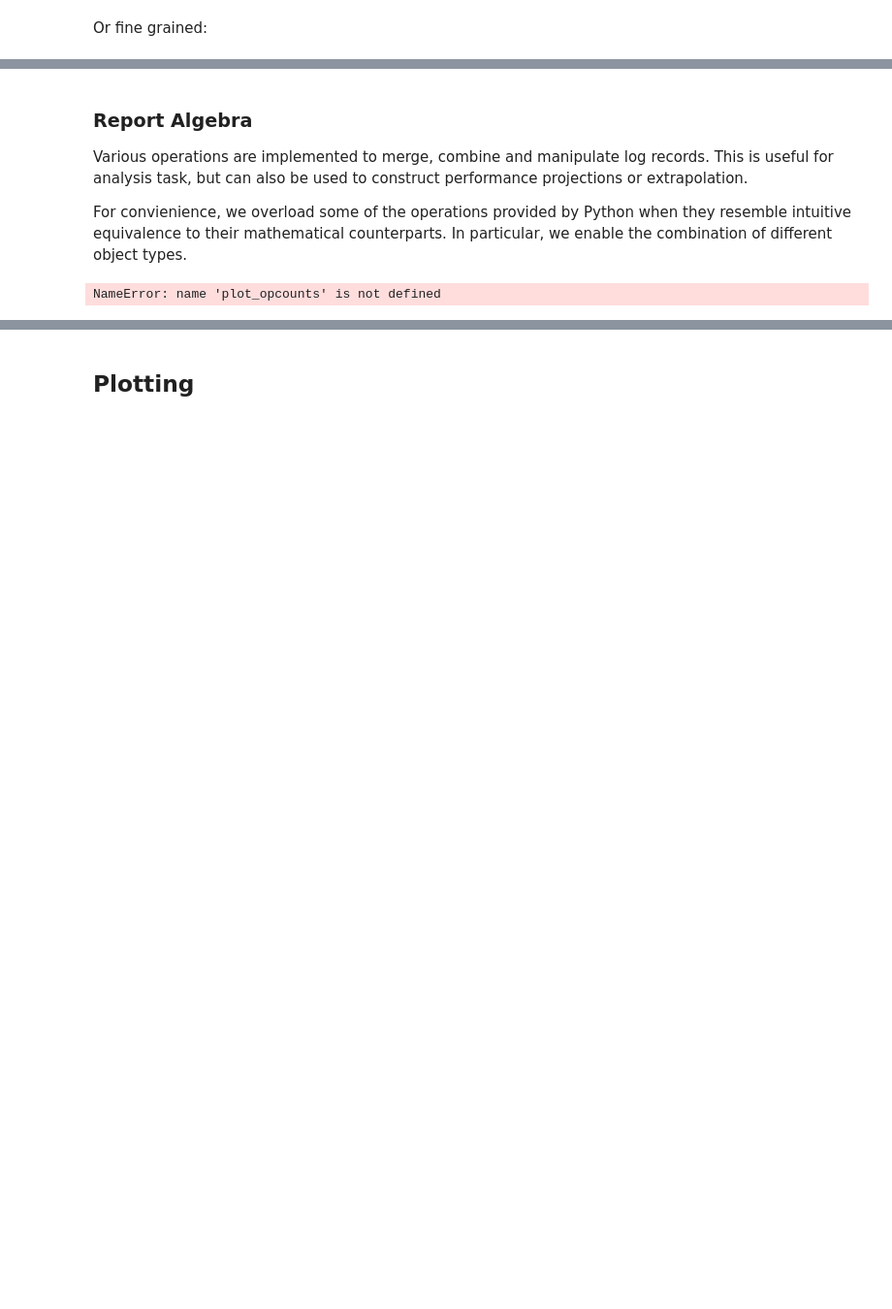
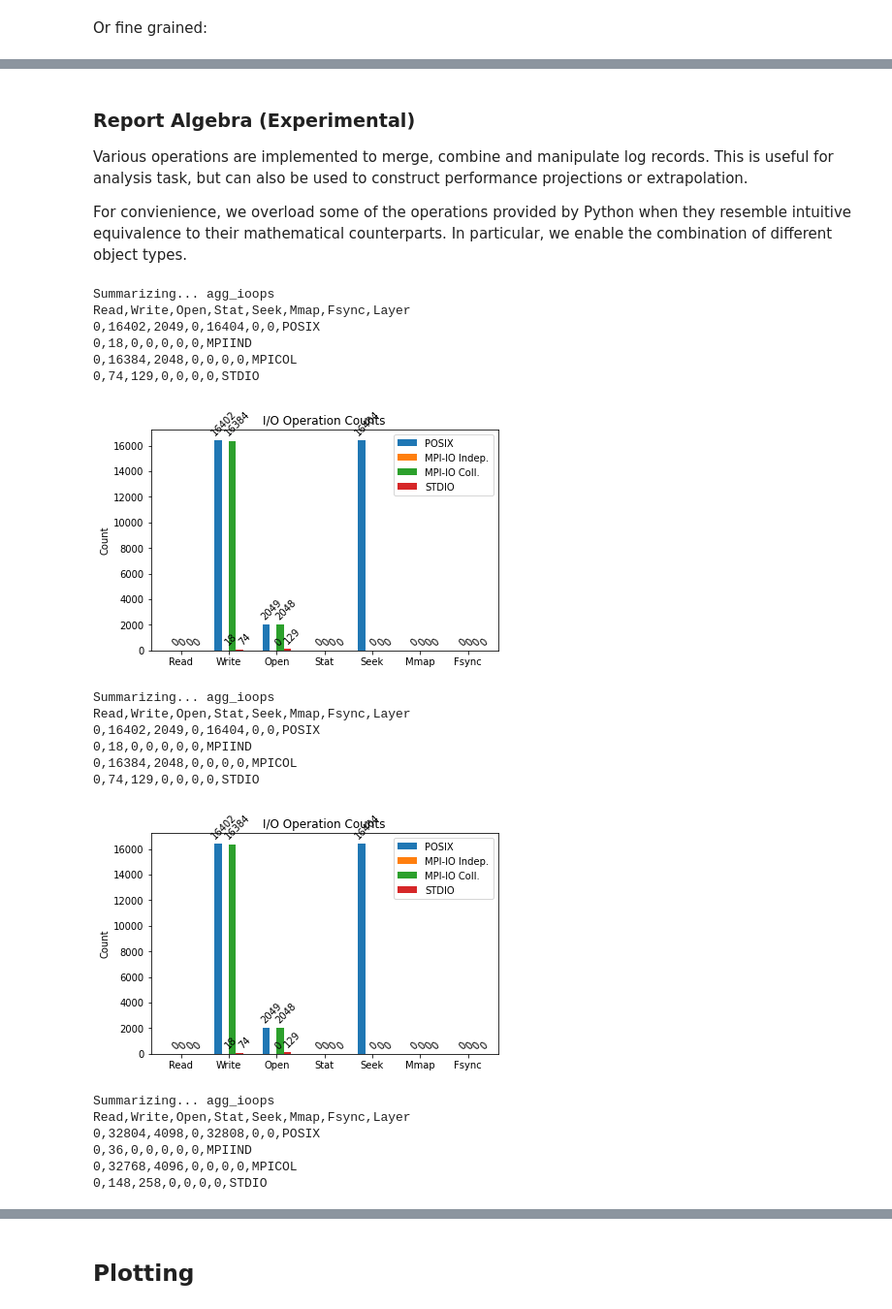
Before and after one commit to darshan-hpc/darshan, a Jupyter notebook: darshan-util/pydarshan/examples/01_darshan-introduction.ipynb, the cells around one changed output, grey strips where cells are left out. Shown at 97% size. Saved outputs shown, nothing was run; the diff lists cells and outputs as text; code cells hidden in the pictures; blank space fills up the shorter version.

```diff
--- a/darshan-util/pydarshan/examples/01_darshan-introduction.ipynb
+++ b/darshan-util/pydarshan/examples/01_darshan-introduction.ipynb
@@ -260,14 +245,39 @@ report.agg_ioops()               # to create the combined operation type summary
 # %% [markdown]
-### Report Algebra
+### Report Algebra (Experimental)
 
 Various operations are implemented to merge, combine and manipulate log records. This is useful for analysis task, but can also be used to construct performance projections or extrapolation.
 
 For convienience, we overload some of the operations provided by Python when they resemble intuitive equivalence to their mathematical counterparts. In particular, we enable the combination of different object types.
 # %%
 # merging records
+from darshan.experimental.plots.matplotlib import plot_access_histogram
+from darshan.experimental.plots.matplotlib import plot_opcounts
+
 r1 = darshan.DarshanReport("example.darshan", read_all=True)
 r2 = darshan.DarshanReport("example2.darshan", read_all=True)
 rx = r1 + r2
-plot_opcounts(rx)
+
+for r in [r1, r2, rx]:
+    plt = plot_opcounts(r)
+    plt.show()
 # %% [output]
-NameError: name 'plot_opcounts' is not defined
+Summarizing... agg_ioops
+Read,Write,Open,Stat,Seek,Mmap,Fsync,Layer
+0,16402,2049,0,16404,0,0,POSIX
+0,18,0,0,0,0,0,MPIIND
+0,16384,2048,0,0,0,0,MPICOL
+0,74,129,0,0,0,0,STDIO
+[figure, added]
+Summarizing... agg_ioops
+Read,Write,Open,Stat,Seek,Mmap,Fsync,Layer
+0,16402,2049,0,16404,0,0,POSIX
+0,18,0,0,0,0,0,MPIIND
+0,16384,2048,0,0,0,0,MPICOL
+0,74,129,0,0,0,0,STDIO
+[figure, added]
+Summarizing... agg_ioops
+Read,Write,Open,Stat,Seek,Mmap,Fsync,Layer
+0,32804,4098,0,32808,0,0,POSIX
+0,36,0,0,0,0,0,MPIIND
+0,32768,4096,0,0,0,0,MPICOL
+0,148,258,0,0,0,0,STDIO
```
Also changed, not shown: parts of 32 cells of this notebook, 4 other files.
